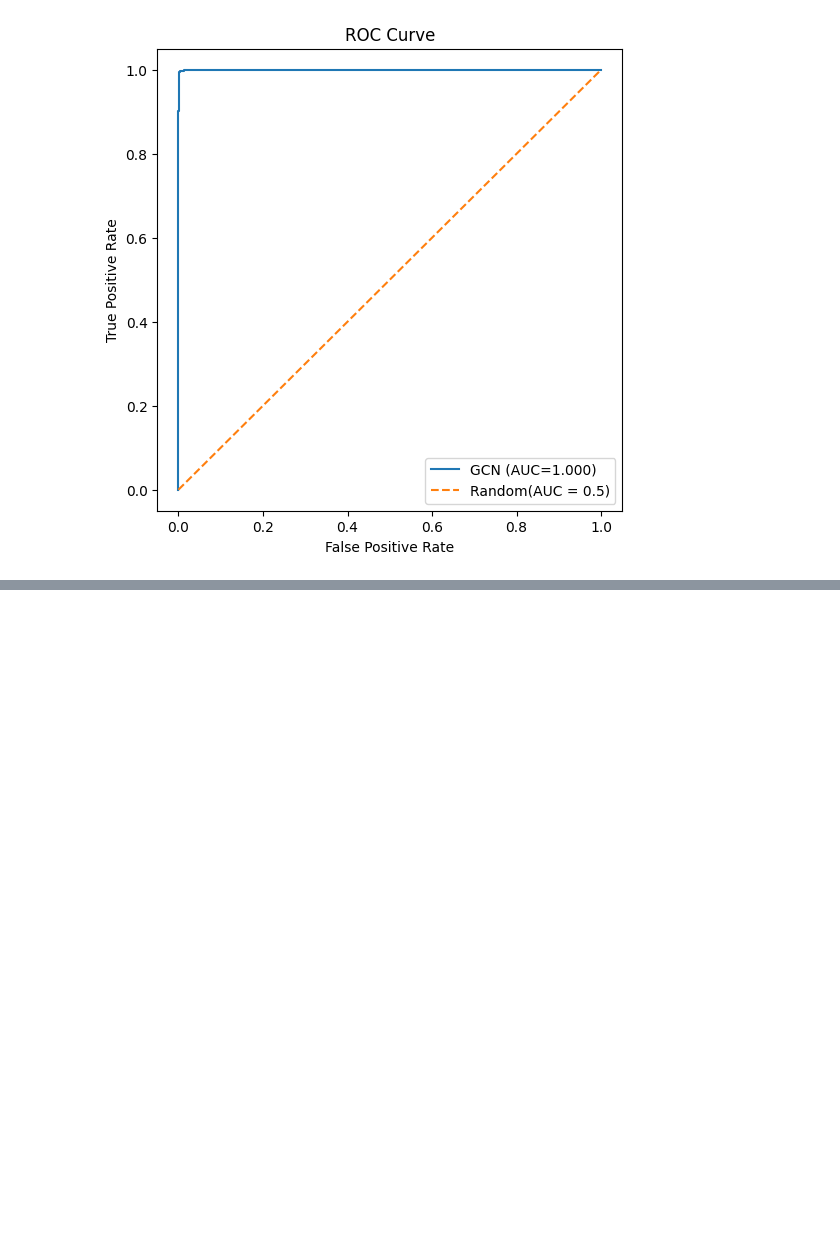
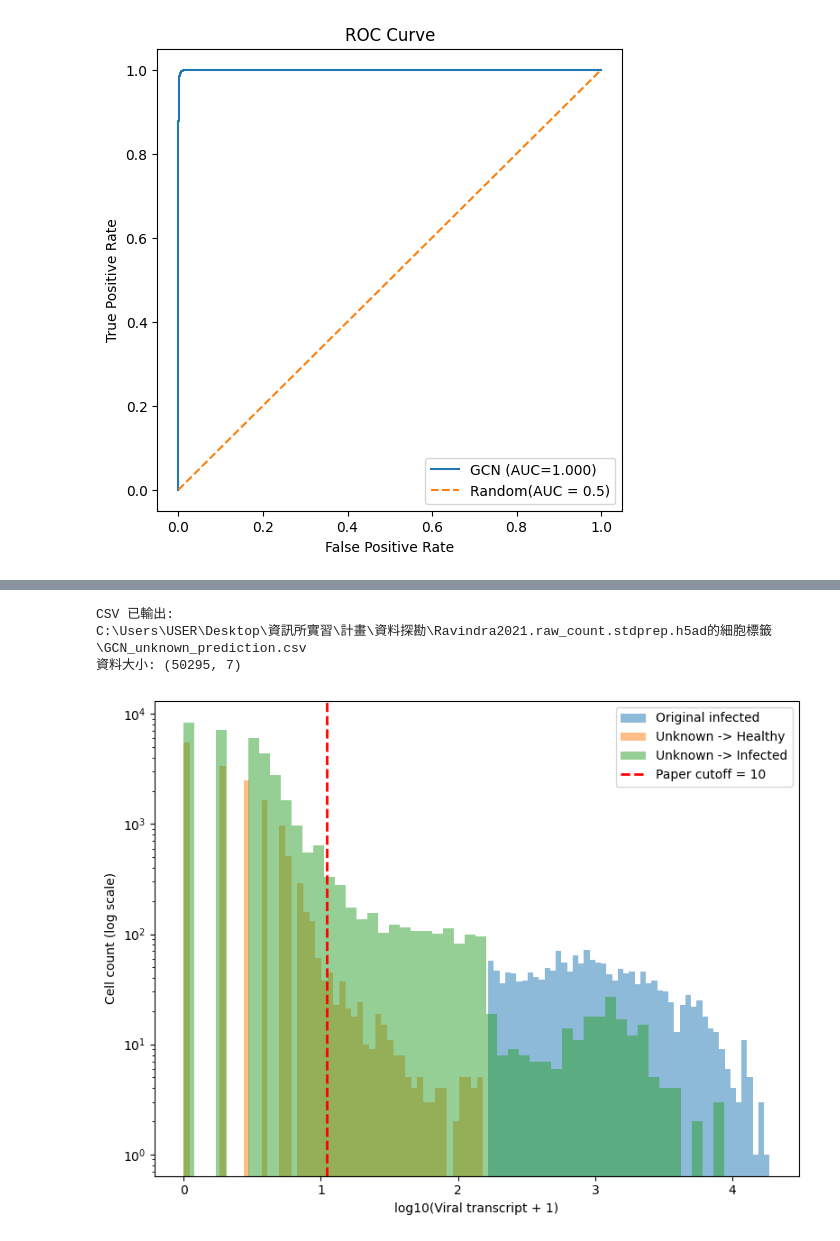
Before and after one commit to Lai-jun-yan/Academia-Sinica-internship-project, a Jupyter notebook: Aim_2/Ravindra2021.raw_count.stdprep.h5ad的細胞標籤/GCN.ipynb, the cells around one changed output, grey strips where cells are left out. Drawn from its saved outputs; the diff is of its cells as text; code cells hidden in the pictures; blank space fills up the shorter version.

```diff
--- a/Aim_2/Ravindra2021.raw_count.stdprep.h5ad的細胞標籤/GCN.ipynb
+++ b/Aim_2/Ravindra2021.raw_count.stdprep.h5ad的細胞標籤/GCN.ipynb
@@ -261,6 +267,9 @@ with torch.no_grad():
         out,
         dim=1
     )[:,1]
+
+metadata["predict_label"] = pred
+metadata["infect_prob"] = prob.cpu().numpy()
 
 
 
@@ -394,0 +404,74 @@ PR-AUC: 0.9986
+# %%
+healthy = metadata[metadata["label"] == 0]
+
+infected = metadata[metadata["label"] == 1]
+
+unknown_pred_healthy = metadata[
+    (metadata["label"] == -1) &
+    (metadata["predict_label"] == 0)
+]
+
+unknown_pred_infected = metadata[
+    (metadata["label"] == -1) &
+    (metadata["predict_label"] == 1)
+]
+# %%
+unknown = metadata[metadata["label"] == -1]
+
+# 將原本未知的細胞資訊匯出
+save_path = r"C:\Users\USER\Desktop\資訊所實習\計畫\資料探勘\Ravindra2021.raw_count.stdprep.h5ad的細胞標籤\GCN_unknown_prediction.csv"
+
+unknown.to_csv(
+    save_path,
+    encoding="utf-8-sig"
+)
+
+print("CSV 已輸出:")
+print(save_path)
+print("資料大小:", unknown.shape)
+# %% [output]
+CSV 已輸出:
+C:\Users\USER\Desktop\資訊所實習\計畫\資料探勘\Ravindra2021.raw_count.stdprep.h5ad的細胞標籤\GCN_unknown_prediction.csv
+資料大小: (50295, 7)
+# %%
+plt.figure(figsize=(8,6))
+
+plt.hist(
+    np.log10(infected["Viral_transcript"] + 1),
+    bins=50,
+    alpha=0.5,
+    label="Original infected"
+)
+
+plt.hist(
+    np.log10(unknown_pred_healthy["Viral_transcript"] + 1),
+    bins=50,
+    alpha=0.5,
+    label="Unknown -> Healthy"
+)
+
+plt.hist(
+    np.log10(unknown_pred_infected["Viral_transcript"] + 1),
+    bins=50,
+    alpha=0.5,
+    label="Unknown -> Infected"
+)
+
+plt.axvline(
+    np.log10(11),   # 對應 Viral transcript = 10
+    color="red",
+    linestyle="--",
+    linewidth=2,
+    label="Paper cutoff = 10"
+)
+
+plt.yscale("log")   # y 軸改成 log scale
+
+plt.xlabel("log10(Viral transcript + 1)")
+plt.ylabel("Cell count (log scale)")
+
+plt.legend()
+plt.tight_layout()
+plt.show()
+# %% [output]
+[figure, added]
```
Also changed, not shown: parts of 11 cells of this notebook, 1 other file.
